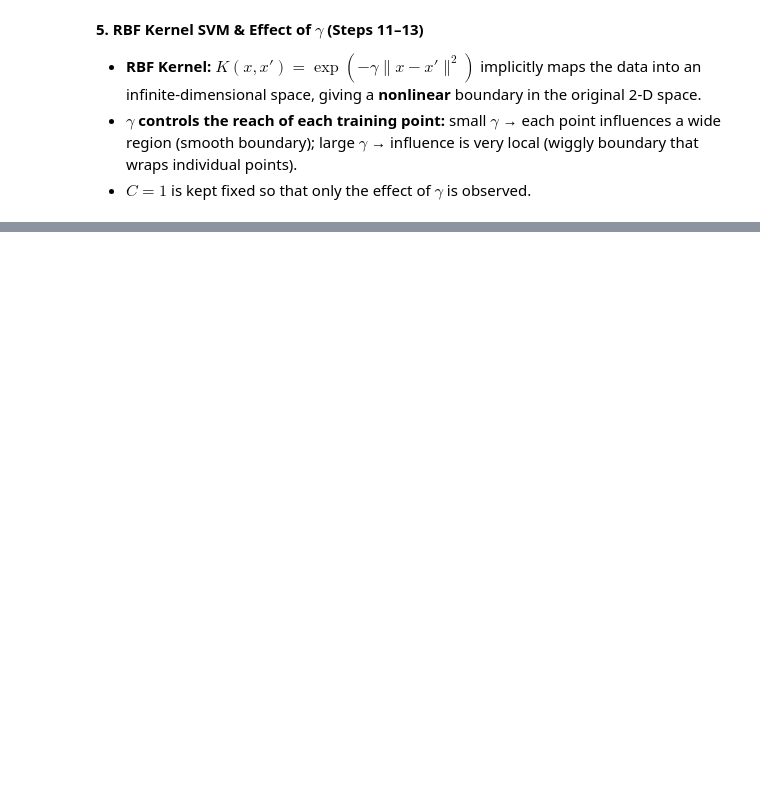
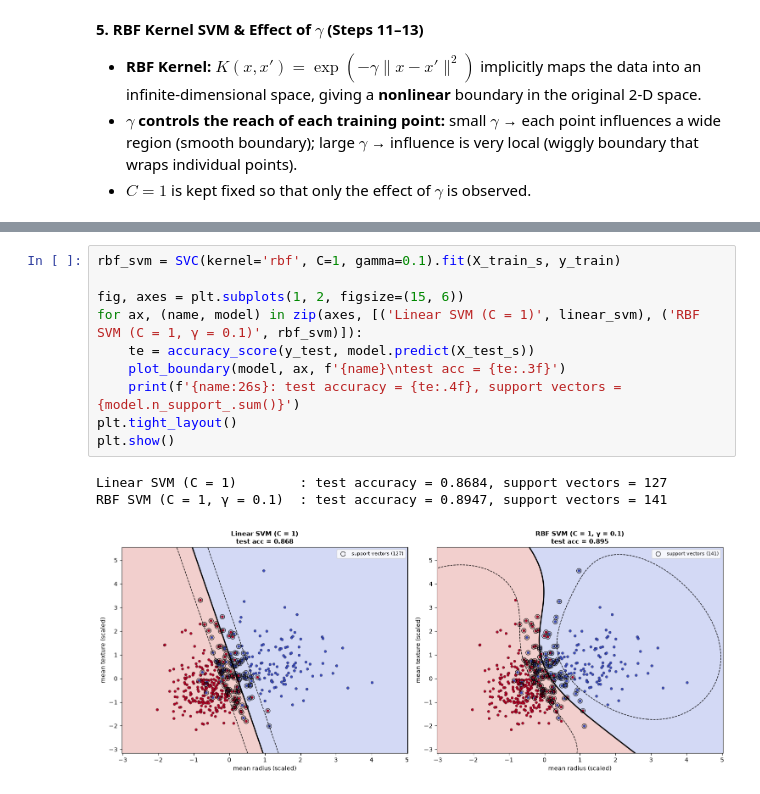
Before and after one commit to JyRaGa/CS303-Machine-Learning_Coursework, a Jupyter notebook: exp9.ipynb, the cells around one changed output, grey strips where cells are left out. Saved outputs shown, nothing was run; the diff lists cells and outputs as text; blank space fills up the shorter version.

```diff
--- a/exp9.ipynb
+++ b/exp9.ipynb
@@ -285,0 +256,14 @@ Linear 100.00     -          0.8967         0.8684                     122
+# %%
+rbf_svm = SVC(kernel='rbf', C=1, gamma=0.1).fit(X_train_s, y_train)
+
+fig, axes = plt.subplots(1, 2, figsize=(15, 6))
+for ax, (name, model) in zip(axes, [('Linear SVM (C = 1)', linear_svm), ('RBF SVM (C = 1, γ = 0.1)', rbf_svm)]):
+    te = accuracy_score(y_test, model.predict(X_test_s))
+    plot_boundary(model, ax, f'{name}\ntest acc = {te:.3f}')
+    print(f'{name:26s}: test accuracy = {te:.4f}, support vectors = {model.n_support_.sum()}')
+plt.tight_layout()
+plt.show()
+# %% [output]
+Linear SVM (C = 1)        : test accuracy = 0.8684, support vectors = 127
+RBF SVM (C = 1, γ = 0.1)  : test accuracy = 0.8947, support vectors = 141
+[figure, added]
```
Also changed, not shown: parts of 18 cells of this notebook.
